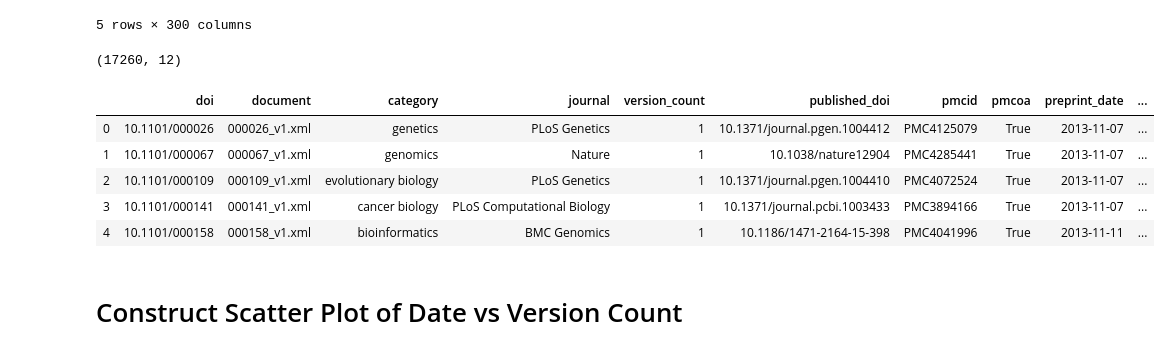
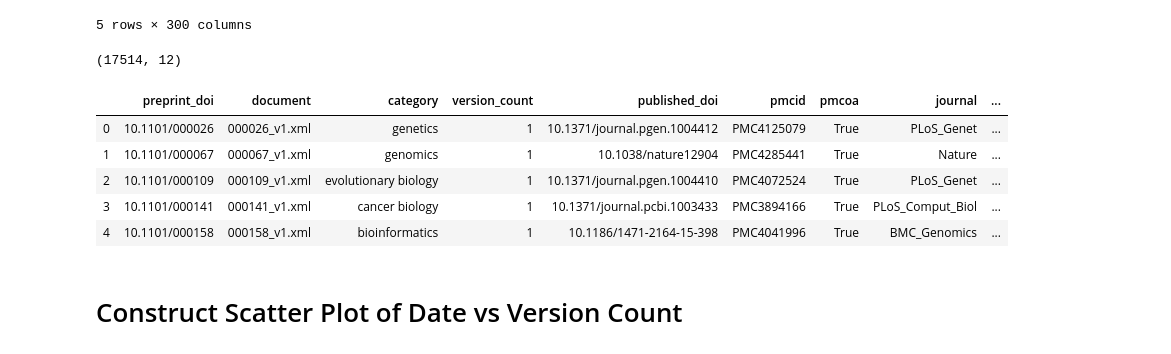
Before and after one commit to greenelab/annorxiver, a Jupyter notebook: biorxiv/publication_delay_experiment/publication_delay_experiment.ipynb, the cells around one changed output. Saved outputs shown, nothing was run; the diff lists cells and outputs as text; code cells hidden in the pictures.

```diff
--- a/biorxiv/publication_delay_experiment/publication_delay_experiment.ipynb
+++ b/biorxiv/publication_delay_experiment/publication_delay_experiment.ipynb
@@ -49,18 +51,18 @@ biorxiv_journal_df = (
         "../journal_tracker/output/mapped_published_doi.tsv",
         sep="\t"
     )
-    .groupby("doi")
+    .groupby("preprint_doi")
     .agg({
         "document":"first",
         "category":"first",
-        "journal":"first",
-        "doi":"count",
+        "preprint_doi":"count",
         "published_doi":"first",
         "pmcid":"first",
         "pmcoa":"first",
     })
-    .rename(index=str, columns={"doi":"version_count"})
+    .rename(index=str, columns={"preprint_doi":"version_count"})
     .reset_index()
 )
+print(biorxiv_journal_df.shape)
 biorxiv_journal_df.head()
 # %% [output]
@@ -126,3 +133,14 @@ pmc_embed_df.head()
 | 3 | PMC3125232 | -0.507224 | 0.024099 | -0.039696 | -0.171992 | 0.371326 | -0.137797 | -0.202616 | -0.156994 | 0.695519 | ... | ... |
 | 4 | PMC3533997 | -0.424435 | 0.175519 | -0.048797 | 0.178023 | -0.042913 | -0.282377 | 0.317917 | -0.007002 | 0.586774 | ... | ... |
 5 rows × 301 columns
+# %%
+biorxiv_journal_df = (
+    biorxiv_journal_df
+    .merge(
+        pmc_articles_df[["journal", "pmcid"]],
+        on="pmcid",
+        how="left"
+    )
+)
+print(biorxiv_journal_df.shape)
+biorxiv_journal_df.head()
@@ -136,18 +162,24 @@ matched_preprint_published_pairs = (
     .merge(
         published_dates
         [["biorxiv_doi", "preprint_date", "published_date"]]
-        .rename(index=str, columns={"biorxiv_doi":"doi"}),
-        on="doi"
+        .rename(index=str, columns={"biorxiv_doi":"preprint_doi"}),
+        on="preprint_doi"
     )
     .assign(
-        preprint_date = lambda x: pd.to_datetime(x.preprint_date.tolist()),
+        preprint_date = lambda x: pd.to_datetime(
+            x.preprint_date
+            .tolist()
+        ),
         published_date = lambda x: pd.to_datetime(
-            x.published_date.apply(lambda y: y[0:y.index(":")] if ":" in y else y)
+            x
+            .published_date
+            .apply(lambda y: y[0:y.index(":")] if ":" in y else y)
         )
     )
     .assign(
         time_to_published = lambda x: x.published_date - x.preprint_date
     )
 )
+print(matched_preprint_published_pairs.shape)
 matched_preprint_published_pairs.head()
 # %% [output]
@@ -208,21 +241,25 @@ https://pandas.pydata.org/pandas-docs/stable/user_guide/indexing.html#deprecate-
 # %%
 published_date_distances = (
     matched_preprint_published_pairs
     .assign(
-        doc_distances = np.diag(cdist(biorxiv_documents.values, pmc_documents.values, 'euclidean'))
+        doc_distances = np.diag(cdist(
+            biorxiv_documents.values,
+            pmc_documents.values,
+            'euclidean'
+        ))
     )
     .query("doc_distances.notnull()")
 )
 print(published_date_distances.shape)
 published_date_distances.head()
 # %% [output]
-(17260, 12)
+(17514, 12)
-|  | doi | document | category | journal | version_count | published_doi | pmcid | pmcoa | preprint_date | ... |
-| 0 | 10.1101/000026 | 000026_v1.xml | genetics | PLoS Genetics | 1 | 10.1371/journal.pgen.1004412 | PMC4125079 | True | 2013-11-07 | ... |
-| 1 | 10.1101/000067 | 000067_v1.xml | genomics | Nature | 1 | 10.1038/nature12904 | PMC4285441 | True | 2013-11-07 | ... |
-| 2 | 10.1101/000109 | 000109_v1.xml | evolutionary biology | PLoS Genetics | 1 | 10.1371/journal.pgen.1004410 | PMC4072524 | True | 2013-11-07 | ... |
-| 3 | 10.1101/000141 | 000141_v1.xml | cancer biology | PLoS Computational Biology | 1 | 10.1371/journal.pcbi.1003433 | PMC3894166 | True | 2013-11-07 | ... |
-| 4 | 10.1101/000158 | 000158_v1.xml | bioinformatics | BMC Genomics | 1 | 10.1186/1471-2164-15-398 | PMC4041996 | True | 2013-11-11 | ... |
+|  | preprint_doi | document | category | version_count | published_doi | pmcid | pmcoa | journal | ... |
+| 0 | 10.1101/000026 | 000026_v1.xml | genetics | 1 | 10.1371/journal.pgen.1004412 | PMC4125079 | True | PLoS_Genet | ... |
+| 1 | 10.1101/000067 | 000067_v1.xml | genomics | 1 | 10.1038/nature12904 | PMC4285441 | True | Nature | ... |
+| 2 | 10.1101/000109 | 000109_v1.xml | evolutionary biology | 1 | 10.1371/journal.pgen.1004410 | PMC4072524 | True | PLoS_Genet | ... |
+| 3 | 10.1101/000141 | 000141_v1.xml | cancer biology | 1 | 10.1371/journal.pcbi.1003433 | PMC3894166 | True | PLoS_Comput_Biol | ... |
+| 4 | 10.1101/000158 | 000158_v1.xml | bioinformatics | 1 | 10.1186/1471-2164-15-398 | PMC4041996 | True | BMC_Genomics | ... |
 # %% [markdown]
 # Construct Scatter Plot of Date vs Version Count
 # %%
```
Also changed, not shown: parts of 16 cells of this notebook, 8 other files.
